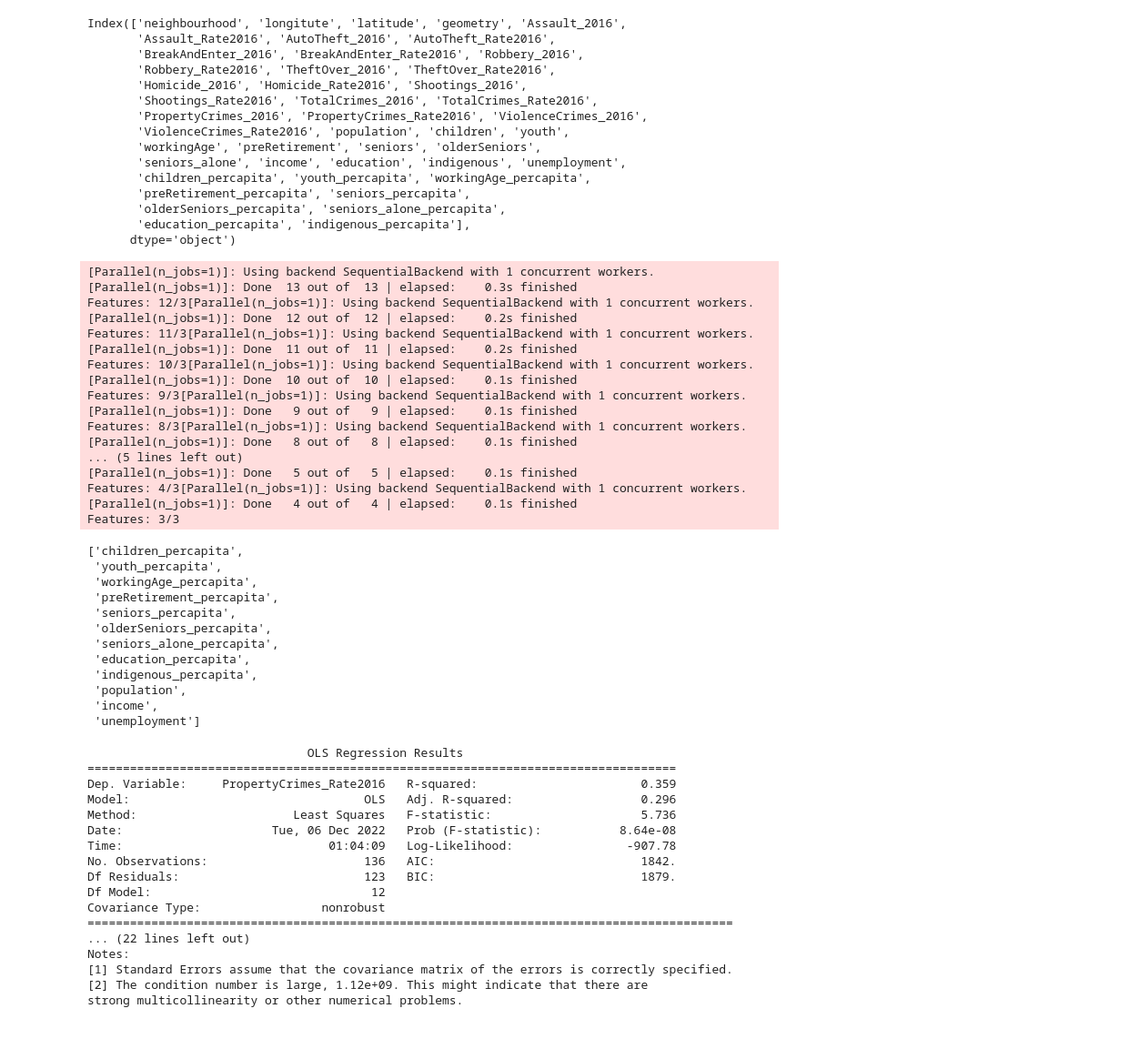
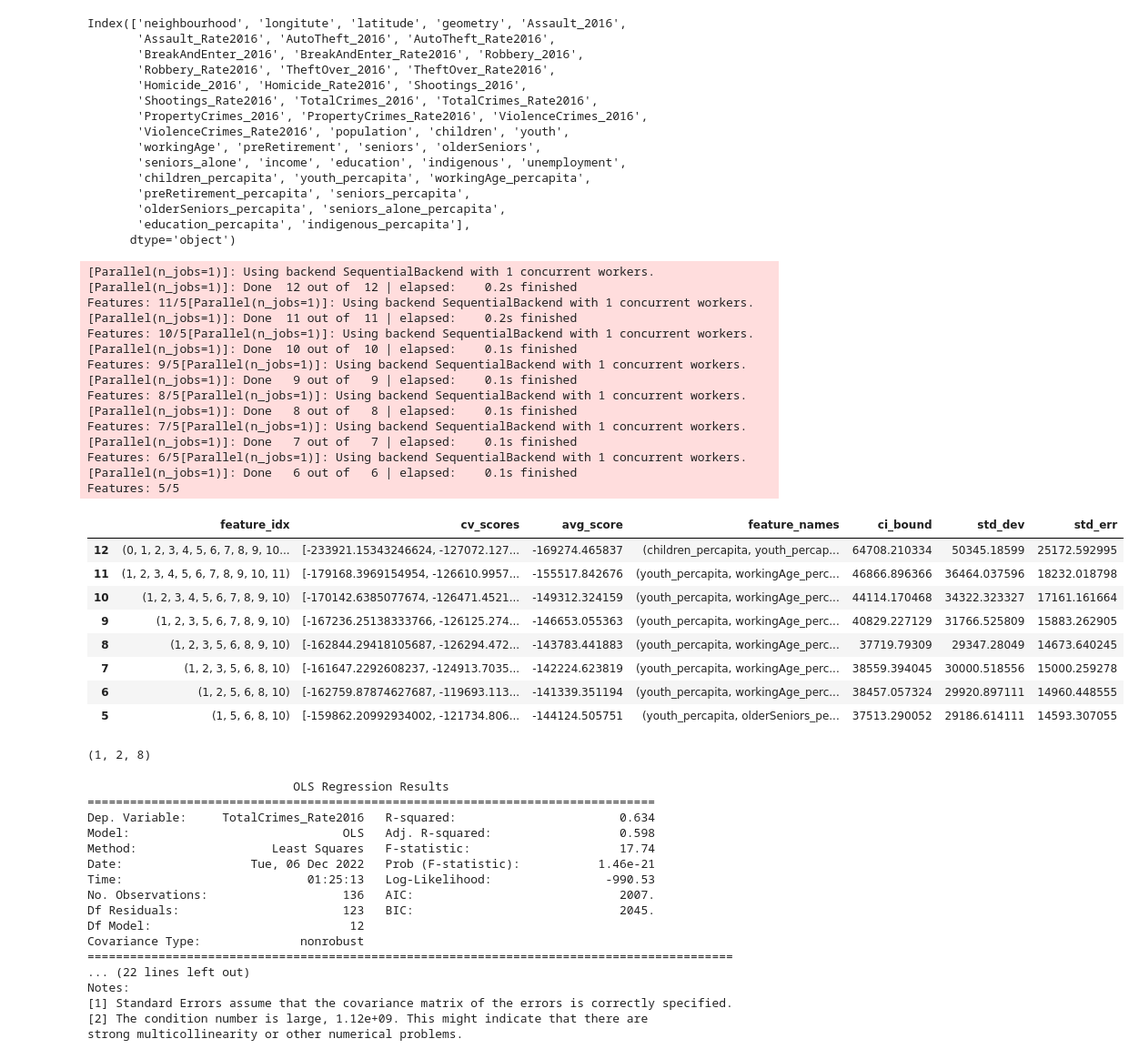
Before and after one commit to BigDru/3250_datascience_project, a Jupyter notebook: Team Project - Group 4 - final.ipynb, the cells around one changed output. Shown at 91% size. Cells and saved outputs as stored; diff of their text form; code cells hidden in the pictures; blank space fills up the shorter version.

```diff
--- a/Team Project - Group 4 - final.ipynb
+++ b/Team Project - Group 4 - final.ipynb
@@ -171,49 +171,53 @@ Index(['neighbourhood', 'longitute', 'latitude', 'geometry', 'Assault_2016',
        'education_percapita', 'indigenous_percapita'],
       dtype='object')
 # %%
-sfs1 = sfs(lreg, k_features=3, forward=False, verbose=1, scoring='neg_mean_squared_error')
+# Rosa's stats stuff
+lreg = LinearRegression()
+
+# define predictors to be tested and dependent variable
+x = crime_regions[predictors]
+y = crime_regions['TotalCrimes_Rate2016']
+
+sfs1 = sfs(lreg, k_features=5, forward=False, verbose=1, scoring='neg_mean_squared_error')
 sfsfit = sfs1.fit(x, y)
 idx = sfsfit.k_feature_idx_
+pd.DataFrame.from_dict(sfsfit.get_metric_dict()).T
 # %% [output]
 [Parallel(n_jobs=1)]: Using backend SequentialBackend with 1 concurrent workers.
-[Parallel(n_jobs=1)]: Done  13 out of  13 | elapsed:    0.3s finished
-Features: 12/3[Parallel(n_jobs=1)]: Using backend SequentialBackend with 1 concurrent workers.
 [Parallel(n_jobs=1)]: Done  12 out of  12 | elapsed:    0.2s finished
-Features: 11/3[Parallel(n_jobs=1)]: Using backend SequentialBackend with 1 concurrent workers.
+Features: 11/5[Parallel(n_jobs=1)]: Using backend SequentialBackend with 1 concurrent workers.
 [Parallel(n_jobs=1)]: Done  11 out of  11 | elapsed:    0.2s finished
-Features: 10/3[Parallel(n_jobs=1)]: Using backend SequentialBackend with 1 concurrent workers.
+Features: 10/5[Parallel(n_jobs=1)]: Using backend SequentialBackend with 1 concurrent workers.
 [Parallel(n_jobs=1)]: Done  10 out of  10 | elapsed:    0.1s finished
-Features: 9/3[Parallel(n_jobs=1)]: Using backend SequentialBackend with 1 concurrent workers.
+Features: 9/5[Parallel(n_jobs=1)]: Using backend SequentialBackend with 1 concurrent workers.
 [Parallel(n_jobs=1)]: Done   9 out of   9 | elapsed:    0.1s finished
-Features: 8/3[Parallel(n_jobs=1)]: Using backend SequentialBackend with 1 concurrent workers.
+Features: 8/5[Parallel(n_jobs=1)]: Using backend SequentialBackend with 1 concurrent workers.
 [Parallel(n_jobs=1)]: Done   8 out of   8 | elapsed:    0.1s finished
-... (5 lines left out)
-[Parallel(n_jobs=1)]: Done   5 out of   5 | elapsed:    0.1s finished
-Features: 4/3[Parallel(n_jobs=1)]: Using backend SequentialBackend with 1 concurrent workers.
-[Parallel(n_jobs=1)]: Done   4 out of   4 | elapsed:    0.1s finished
-Features: 3/3
+Features: 7/5[Parallel(n_jobs=1)]: Using backend SequentialBackend with 1 concurrent workers.
+[Parallel(n_jobs=1)]: Done   7 out of   7 | elapsed:    0.1s finished
+Features: 6/5[Parallel(n_jobs=1)]: Using backend SequentialBackend with 1 concurrent workers.
+[Parallel(n_jobs=1)]: Done   6 out of   6 | elapsed:    0.1s finished
+Features: 5/5
+|  | feature_idx | cv_scores | avg_score | feature_names | ci_bound | std_dev | std_err |
+| 12 | (0, 1, 2, 3, 4, 5, 6, 7, 8, 9, 10... | [-233921.15343246624, -127072.127... | -169274.465837 | (children_percapita, youth_percap... | 64708.210334 | 50345.18599 | 25172.592995 |
+| 11 | (1, 2, 3, 4, 5, 6, 7, 8, 9, 10, 11) | [-179168.3969154954, -126610.9957... | -155517.842676 | (youth_percapita, workingAge_perc... | 46866.896366 | 36464.037596 | 18232.018798 |
+| 10 | (1, 2, 3, 4, 5, 6, 7, 8, 9, 10) | [-170142.6385077674, -126471.4521... | -149312.324159 | (youth_percapita, workingAge_perc... | 44114.170468 | 34322.323327 | 17161.161664 |
+| 9 | (1, 2, 3, 5, 6, 7, 8, 9, 10) | [-167236.25138333766, -126125.274... | -146653.055363 | (youth_percapita, workingAge_perc... | 40829.227129 | 31766.525809 | 15883.262905 |
+| 8 | (1, 2, 3, 5, 6, 8, 9, 10) | [-162844.29418105687, -126294.472... | -143783.441883 | (youth_percapita, workingAge_perc... | 37719.79309 | 29347.28049 | 14673.640245 |
+| 7 | (1, 2, 3, 5, 6, 8, 10) | [-161647.2292608237, -124913.7035... | -142224.623819 | (youth_percapita, workingAge_perc... | 38559.394045 | 30000.518556 | 15000.259278 |
+| 6 | (1, 2, 5, 6, 8, 10) | [-162759.87874627687, -119693.113... | -141339.351194 | (youth_percapita, workingAge_perc... | 38457.057324 | 29920.897111 | 14960.448555 |
+| 5 | (1, 5, 6, 8, 10) | [-159862.20992934002, -121734.806... | -144124.505751 | (youth_percapita, olderSeniors_pe... | 37513.290052 | 29186.614111 | 14593.307055 |
 # %%
-predictors
+idx
 # %% [output]
-['children_percapita',
- 'youth_percapita',
- 'workingAge_percapita',
- 'preRetirement_percapita',
- 'seniors_percapita',
- 'olderSeniors_percapita',
- 'seniors_alone_percapita',
- 'education_percapita',
- 'indigenous_percapita',
- 'population',
- 'income',
- 'unemployment']
+(1, 2, 8)
 # %%
 # david's stats stuff
 lreg = LinearRegression()
 
 # define predictors to be tested and dependent variable
 x = crime_regions[predictors]
-y = crime_regions['PropertyCrimes_Rate2016']
+y = crime_regions['TotalCrimes_Rate2016']
 
 x = sm.add_constant(x)
 
@@ -243,17 +247,17 @@ print(model.summary())
 
 # there is multicollinearity so this is a lot more difficult.
 # %% [output]
-                               OLS Regression Results
-===================================================================================
-Dep. Variable:     PropertyCrimes_Rate2016   R-squared:                       0.359
-Model:                                 OLS   Adj. R-squared:                  0.296
-Method:                      Least Squares   F-statistic:                     5.736
-Date:                     Tue, 06 Dec 2022   Prob (F-statistic):           8.64e-08
-Time:                             01:04:09   Log-Likelihood:                -907.78
-No. Observations:                      136   AIC:                             1842.
-Df Residuals:                          123   BIC:                             1879.
-Df Model:                               12
-Covariance Type:                 nonrobust
+                             OLS Regression Results
+================================================================================
+Dep. Variable:     TotalCrimes_Rate2016   R-squared:                       0.634
+Model:                              OLS   Adj. R-squared:                  0.598
+Method:                   Least Squares   F-statistic:                     17.74
+Date:                  Tue, 06 Dec 2022   Prob (F-statistic):           1.46e-21
+Time:                          01:25:13   Log-Likelihood:                -990.53
+No. Observations:                   136   AIC:                             2007.
+Df Residuals:                       123   BIC:                             2045.
+Df Model:                            12
+Covariance Type:              nonrobust
 ===========================================================================================
 ... (22 lines left out)
 Notes:
```
